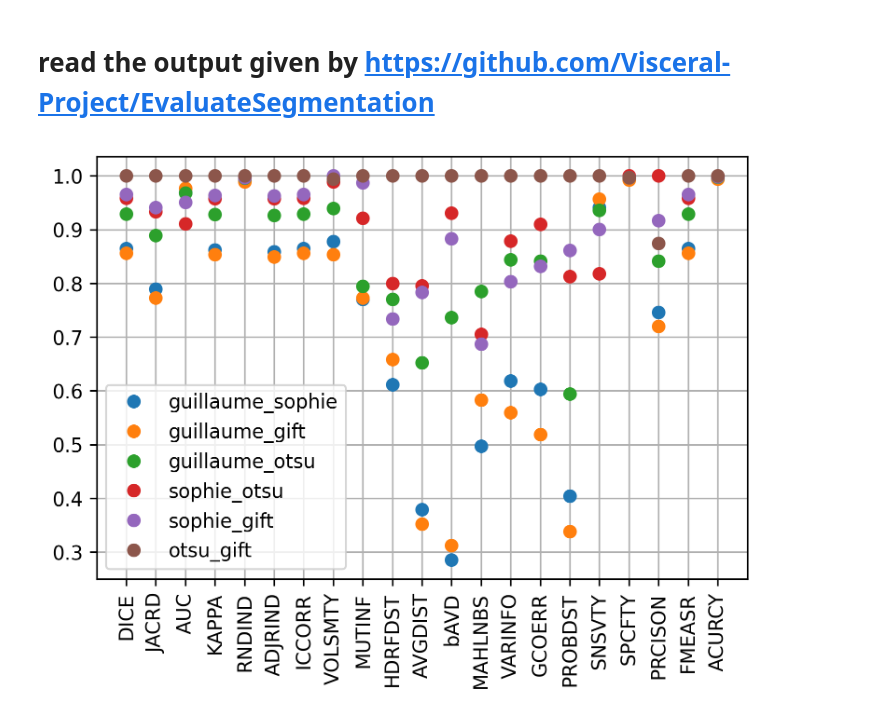
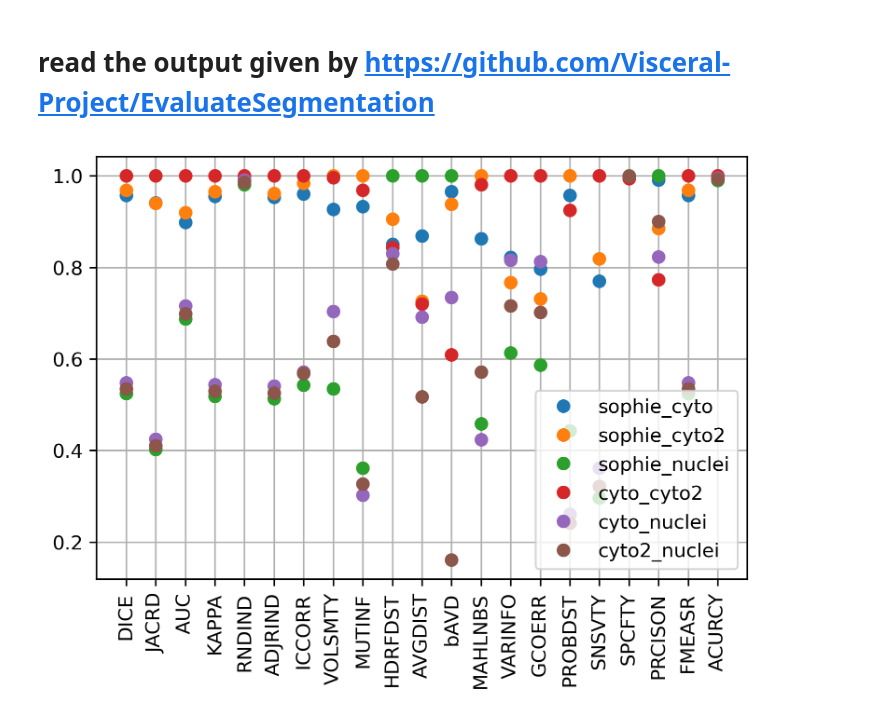
Before and after one commit to GuillaumeMougeot/nuclei_benchmark, a Jupyter notebook: notebooks/read_evaluate-segmentation_output.ipynb, the cells around one changed output. Cells and saved outputs as stored; diff of their text form; code cells hidden in the pictures.

```diff
--- a/notebooks/read_evaluate-segmentation_output.ipynb
+++ b/notebooks/read_evaluate-segmentation_output.ipynb
@@ -6,8 +6,11 @@ import pandas as pd
 import numpy as np
 import matplotlib.pyplot as plt
 # %%
-path = '/home/gumougeot/all/data/3d_nucleus/all_manual/eval_metrics/'
-fnames = ['guillaume_sophie','guillaume_gift','guillaume_otsu','sophie_otsu', 'sophie_gift', 'otsu_gift']
+#path = '/home/gumougeot/all/data/3d_nucleus/all_manual/eval_metrics/'
+path = 'C:\\Users\\mezquitap\\Documents\\results\\'
+
+#fnames = ['guillaume_gift','guillaume_otsu','otsu_sophie', 'sophie_gift', 'otsu_gift', 'guillaume_sophie', 'gift_cellpose', 'guillaume_cellpose', 'otsu_cellpose', 'sophie_cellpose'] #, 'cellpose_deepcell', 'gift_deepcell', 'guillaume_deepcell', 'otsu_deepcell', 'sophie_deepcell'
+fnames = ['sophie_cyto', 'sophie_cyto2', 'sophie_nuclei', 'cyto_cyto2', 'cyto_nuclei', 'cyto2_nuclei']
 path_in = [path + f + '.txt' for f in fnames]
 path_out = [path + f + '.csv' for f in fnames]
 kw = [
@@ -76,21 +79,22 @@ df_means.to_csv(path+'means.csv')
 # %%
 # visualize
 data = np.array(df_means).transpose()
+del df_means['PROBDST']
 data = data / np.max(data,axis=1,keepdims=True) # normalize similarity
 ds = 9 # distance index start
 data[ds:ds+7] = 1 - data[ds:ds+7] + np.min(data[ds:ds+7], axis=1, keepdims=True) # normalize distances
 
 t = np.arange(len(data))
 dm = 21 # max display
 plt.figure(dpi=300)
 plt.plot(t[:dm], data[:dm], 'o')
 plt.xticks(t[:dm], labels=data_kw[:dm], rotation=90)
 plt.legend(fnames)
 plt.grid()
 plt.show()
 # np.arange()
 # %% [output]
-[figure, old version]
+[figure, new version]
 # %%
 # import seaborn as sns
 # plt.figure(dpi=300)
```
Also changed, not shown: parts of 1 cell of this notebook, 2 other files.
